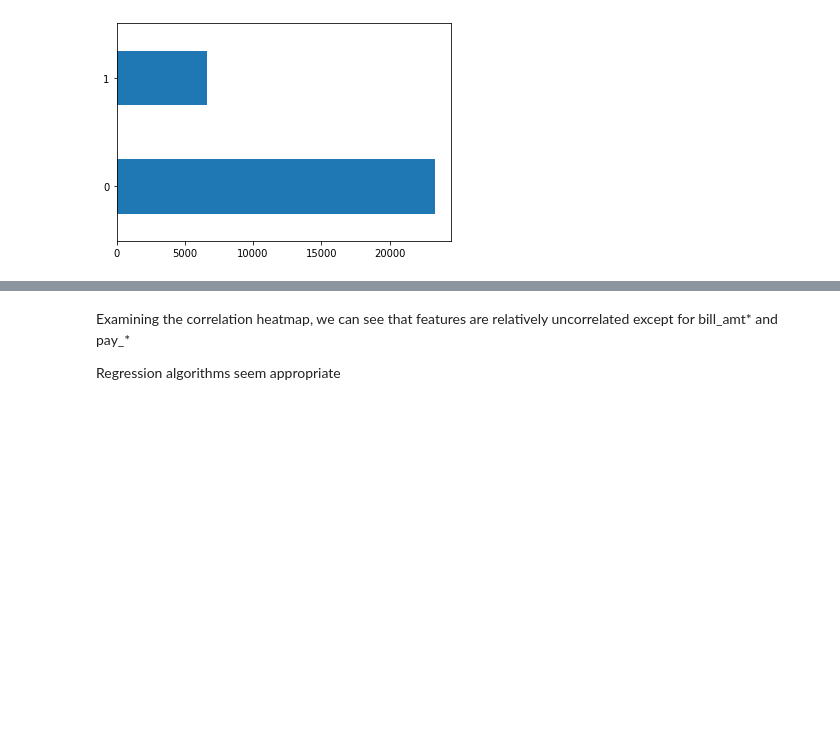
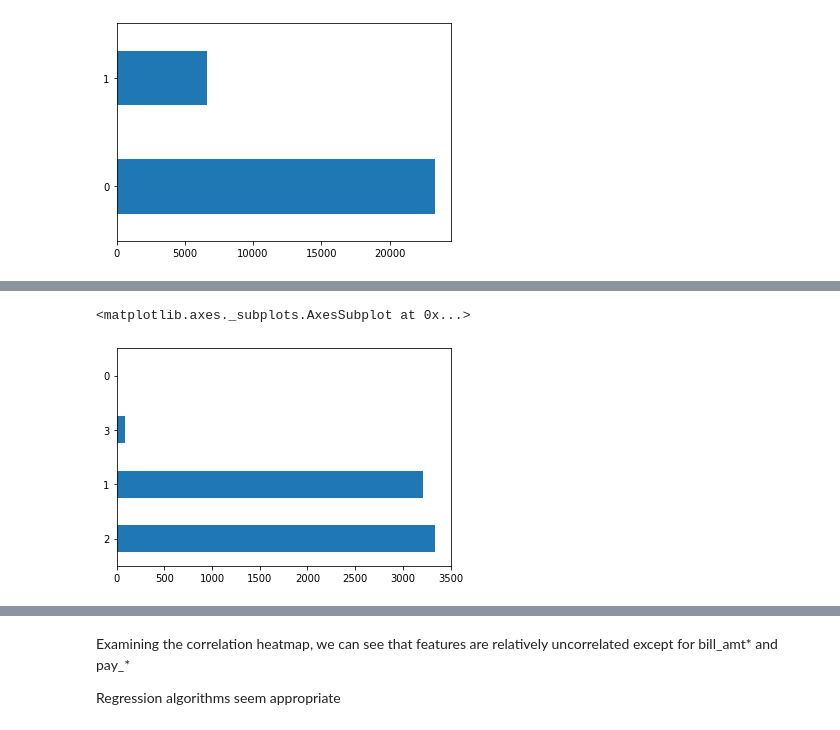
Before and after one commit to ewonguoft/flatiron_project, a Jupyter notebook: Predicting defaults in credit cards.ipynb, the cells around one changed output, grey strips where cells are left out. Drawn from its saved outputs; the diff is of its cells as text; code cells hidden in the pictures; blank space fills up the shorter version.

```diff
--- a/Predicting defaults in credit cards.ipynb
+++ b/Predicting defaults in credit cards.ipynb
@@ -89,0 +135,5 @@ Name: default.payment.next.month, dtype: int64
+# %%
+defaulting.MARRIAGE.value_counts().plot(kind = "barh")
+# %% [output]
+<matplotlib.axes._subplots.AxesSubplot at 0x...>
+[figure, added]
```
Also changed, not shown: parts of 14 cells of this notebook.
